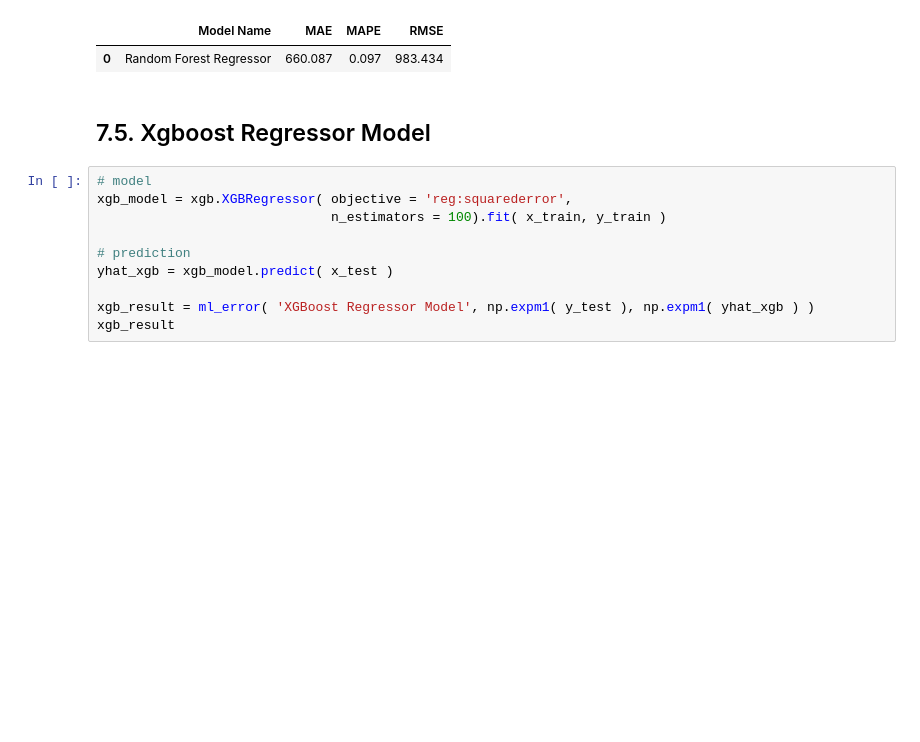
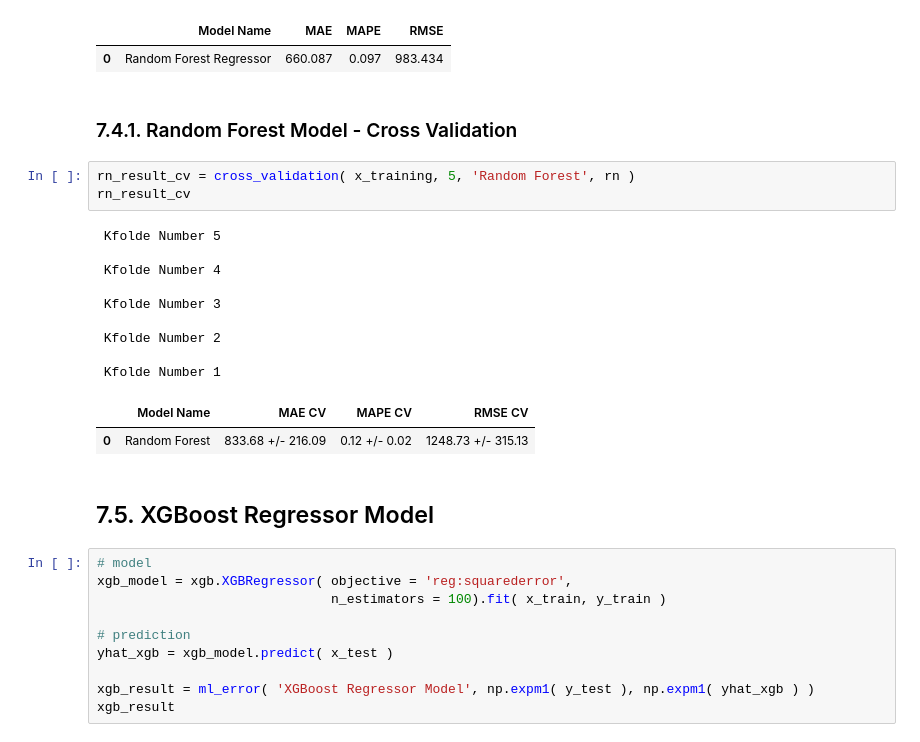
Before and after one commit to cristiandaco/rossmann_project, a Jupyter notebook: 06_Modelos_de_Machine_Learning.ipynb, the cells around one changed output. Saved outputs shown, nothing was run; the diff lists cells and outputs as text; blank space fills up the shorter version.

```diff
--- a/06_Modelos_de_Machine_Learning.ipynb
+++ b/06_Modelos_de_Machine_Learning.ipynb
@@ -965,8 +1041,25 @@ rn_result
 # %% [output]
 |  | Model Name | MAE | MAPE | RMSE |
 | 0 | Random Forest Regressor | 660.087 | 0.097 | 983.434 |
+# %% [markdown]
+### 7.4.1. Random Forest Model - Cross Validation
+# %%
+rn_result_cv = cross_validation( x_training, 5, 'Random Forest', rn )
+rn_result_cv
+# %% [output]
+ Kfolde Number 5
+
+ Kfolde Number 4
+
+ Kfolde Number 3
+
+ Kfolde Number 2
+
+ Kfolde Number 1
+|  | Model Name | MAE CV | MAPE CV | RMSE CV |
+| 0 | Random Forest | 833.68 +/- 216.09 | 0.12 +/- 0.02 | 1248.73 +/- 315.13 |
 # %% [markdown]
-## 7.5. Xgboost Regressor Model
+## 7.5. XGBoost Regressor Model
 # %%
 # model
 xgb_model = xgb.XGBRegressor( objective = 'reg:squarederror',
```
Also changed, not shown: parts of 18 cells of this notebook, 1 other file.
